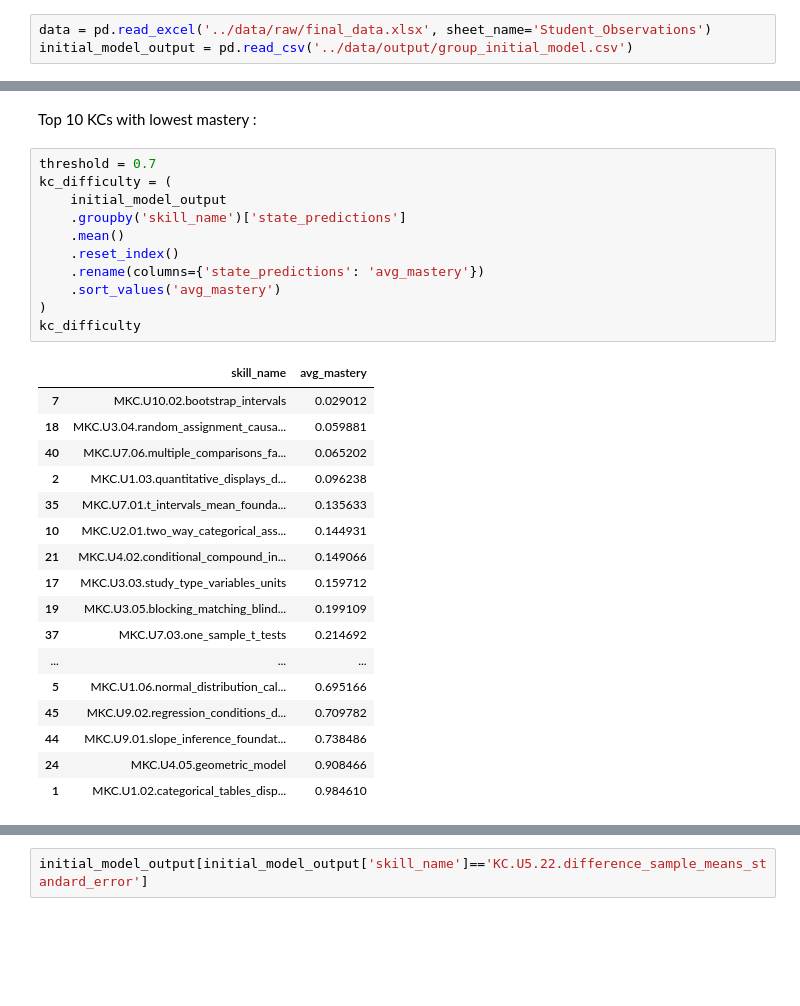
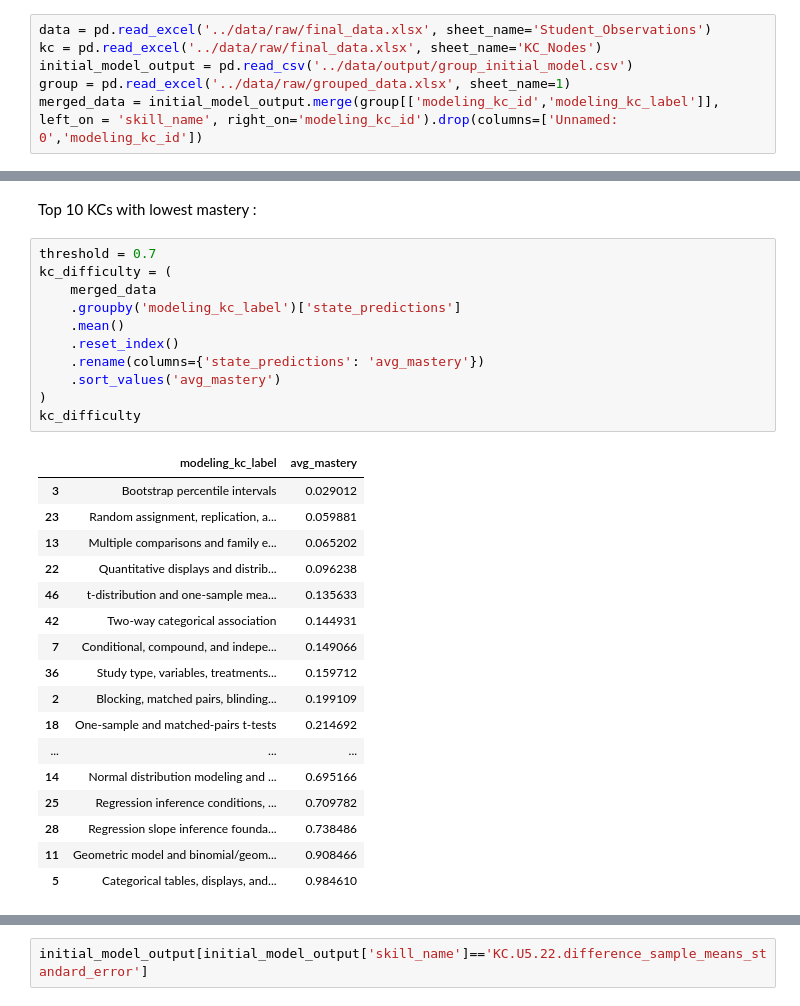
Before and after one commit to mailysg8/ai-student-progress-tracker, a Jupyter notebook: notebooks/class_overview.ipynb, the cells around one changed output, grey strips where cells are left out. Drawn from its saved outputs; the diff is of its cells as text; blank space fills up the shorter version.

```diff
--- a/notebooks/class_overview.ipynb
+++ b/notebooks/class_overview.ipynb
@@ -3,4 +3,7 @@ import pandas as pd
 import altair as alt
 # %%
 data = pd.read_excel('../data/raw/final_data.xlsx', sheet_name='Student_Observations')
+kc = pd.read_excel('../data/raw/final_data.xlsx', sheet_name='KC_Nodes')
 initial_model_output = pd.read_csv('../data/output/group_initial_model.csv')
+group = pd.read_excel('../data/raw/grouped_data.xlsx', sheet_name=1)
+merged_data = initial_model_output.merge(group[['modeling_kc_id','modeling_kc_label']], left_on = 'skill_name', right_on='modeling_kc_id').drop(columns=['Unnamed: 0','modeling_kc_id'])
@@ -107,32 +130,32 @@ Top 10 KCs with lowest mastery :
 # %%
 threshold = 0.7
 kc_difficulty = (
-    initial_model_output
-    .groupby('skill_name')['state_predictions']
+    merged_data
+    .groupby('modeling_kc_label')['state_predictions']
     .mean()
     .reset_index()
     .rename(columns={'state_predictions': 'avg_mastery'})
     .sort_values('avg_mastery')
 )
 kc_difficulty
 # %% [output]
-|  | skill_name | avg_mastery |
-| 7 | MKC.U10.02.bootstrap_intervals | 0.029012 |
-| 18 | MKC.U3.04.random_assignment_causa... | 0.059881 |
-| 40 | MKC.U7.06.multiple_comparisons_fa... | 0.065202 |
-| 2 | MKC.U1.03.quantitative_displays_d... | 0.096238 |
-| 35 | MKC.U7.01.t_intervals_mean_founda... | 0.135633 |
-| 10 | MKC.U2.01.two_way_categorical_ass... | 0.144931 |
-| 21 | MKC.U4.02.conditional_compound_in... | 0.149066 |
-| 17 | MKC.U3.03.study_type_variables_units | 0.159712 |
-| 19 | MKC.U3.05.blocking_matching_blind... | 0.199109 |
-| 37 | MKC.U7.03.one_sample_t_tests | 0.214692 |
+|  | modeling_kc_label | avg_mastery |
+| 3 | Bootstrap percentile intervals | 0.029012 |
+| 23 | Random assignment, replication, a... | 0.059881 |
+| 13 | Multiple comparisons and family e... | 0.065202 |
+| 22 | Quantitative displays and distrib... | 0.096238 |
+| 46 | t-distribution and one-sample mea... | 0.135633 |
+| 42 | Two-way categorical association | 0.144931 |
+| 7 | Conditional, compound, and indepe... | 0.149066 |
+| 36 | Study type, variables, treatments... | 0.159712 |
+| 2 | Blocking, matched pairs, blinding... | 0.199109 |
+| 18 | One-sample and matched-pairs t-tests | 0.214692 |
 | ... | ... | ... |
-| 5 | MKC.U1.06.normal_distribution_cal... | 0.695166 |
-| 45 | MKC.U9.02.regression_conditions_d... | 0.709782 |
-| 44 | MKC.U9.01.slope_inference_foundat... | 0.738486 |
-| 24 | MKC.U4.05.geometric_model | 0.908466 |
-| 1 | MKC.U1.02.categorical_tables_disp... | 0.984610 |
+| 14 | Normal distribution modeling and ... | 0.695166 |
+| 25 | Regression inference conditions, ... | 0.709782 |
+| 28 | Regression slope inference founda... | 0.738486 |
+| 11 | Geometric model and binomial/geom... | 0.908466 |
+| 5 | Categorical tables, displays, and... | 0.984610 |
 # %%
 alt.Chart(kc_difficulty[:10]).mark_bar().encode(
     x=alt.X('avg_mastery', title = 'Average mastery'),
```
Also changed, not shown: parts of 7 cells of this notebook, 1 other file.
